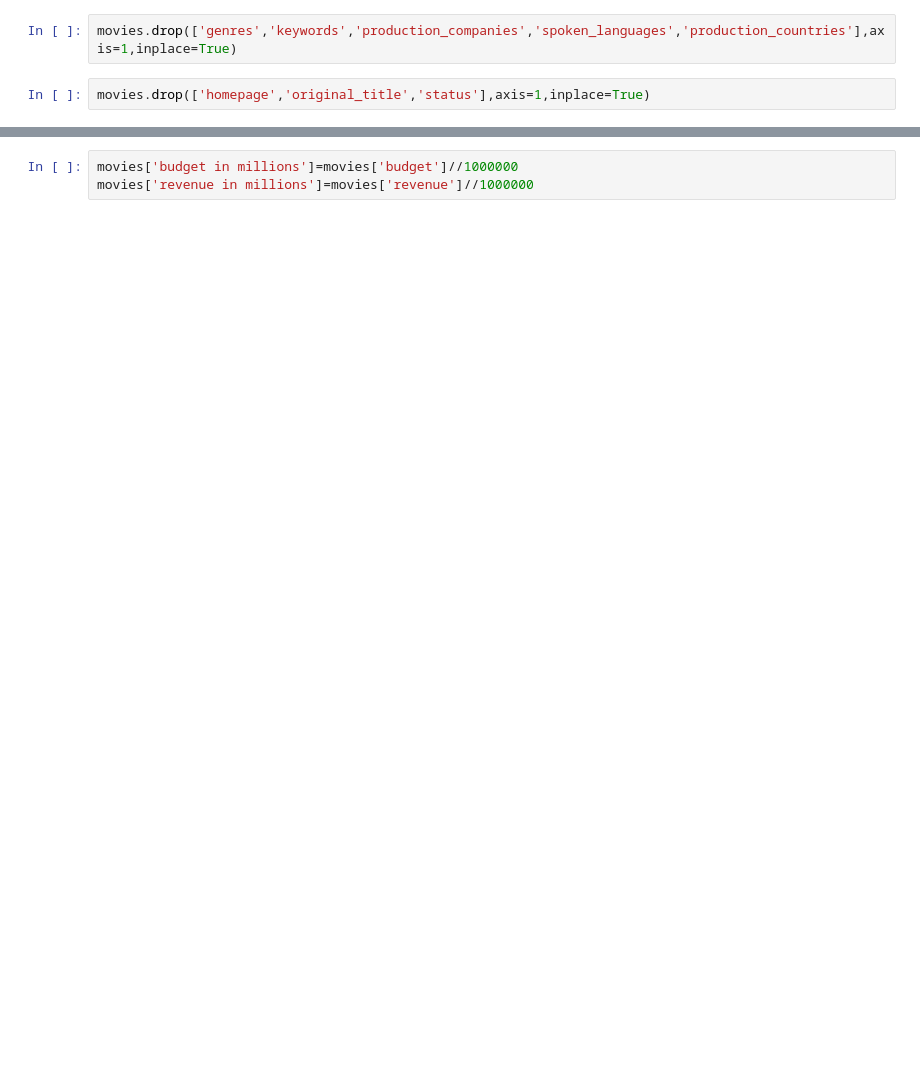
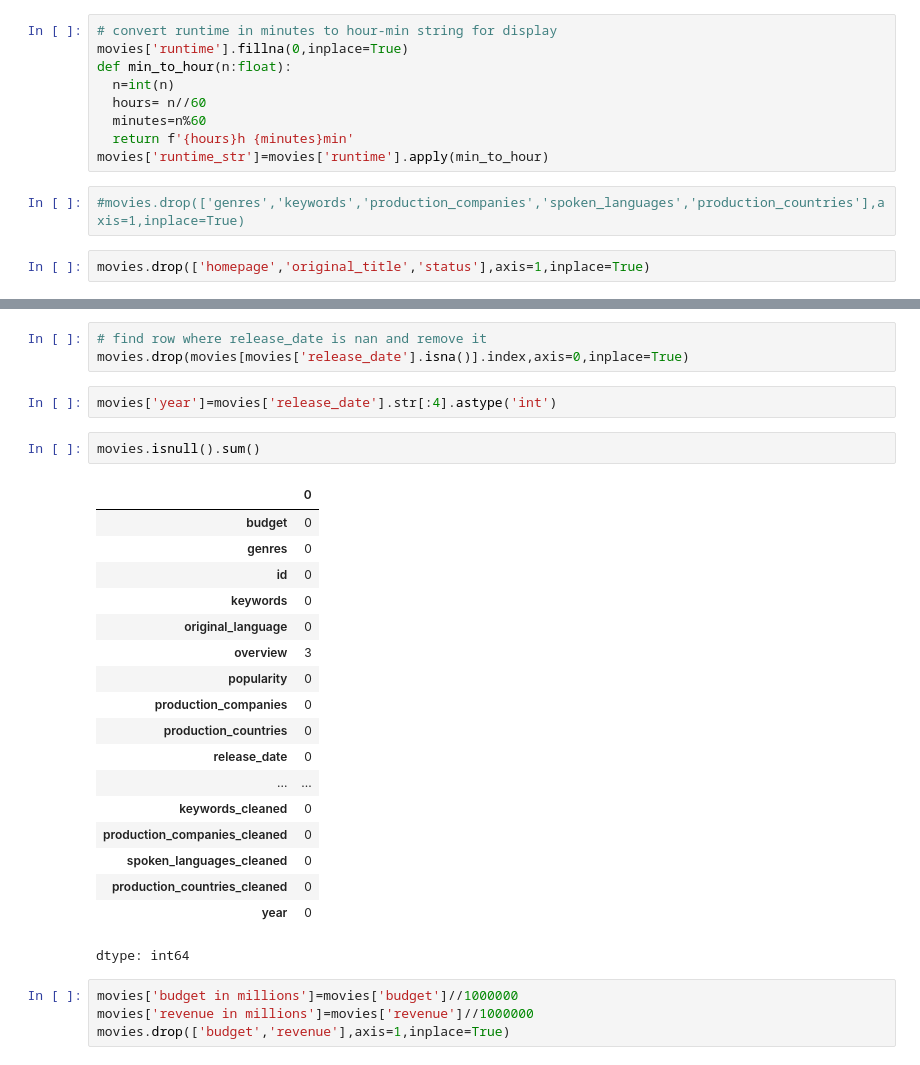
Before and after one commit to qinxuqiang/Semantic-movie-recommender, a Jupyter notebook: dataset_preparation.ipynb, the cells around one changed output, grey strips where cells are left out. Saved outputs shown, nothing was run; the diff lists cells and outputs as text; blank space fills up the shorter version.

```diff
--- a/dataset_preparation.ipynb
+++ b/dataset_preparation.ipynb
@@ -42,7 +47,16 @@ def extract_country(json_string):
   return iso_list
 
 movies['production_countries_cleaned']=movies['production_countries'].apply(extract_country)
+# %%
+# convert runtime in minutes to hour-min string for display
+movies['runtime'].fillna(0,inplace=True)
+def min_to_hour(n:float):
+  n=int(n)
+  hours= n//60
+  minutes=n%60
+  return f'{hours}h {minutes}min'
+movies['runtime_str']=movies['runtime'].apply(min_to_hour)
 # %%
-movies.drop(['genres','keywords','production_companies','spoken_languages','production_countries'],axis=1,inplace=True)
+#movies.drop(['genres','keywords','production_companies','spoken_languages','production_countries'],axis=1,inplace=True)
 # %%
 movies.drop(['homepage','original_title','status'],axis=1,inplace=True)
@@ -55,6 +63,33 @@ movies.head(2)
+# %%
+# find row where release_date is nan and remove it
+movies.drop(movies[movies['release_date'].isna()].index,axis=0,inplace=True)
+# %%
+movies['year']=movies['release_date'].str[:4].astype('int')
+# %%
+movies.isnull().sum()
+# %% [output]
+|  | 0 |
+| budget | 0 |
+| genres | 0 |
+| id | 0 |
+| keywords | 0 |
+| original_language | 0 |
+| overview | 3 |
+| popularity | 0 |
+| production_companies | 0 |
+| production_countries | 0 |
+| release_date | 0 |
+| ... | ... |
+| keywords_cleaned | 0 |
+| production_companies_cleaned | 0 |
+| spoken_languages_cleaned | 0 |
+| production_countries_cleaned | 0 |
+| year | 0 |
+dtype: int64
 # %%
 movies['budget in millions']=movies['budget']//1000000
 movies['revenue in millions']=movies['revenue']//1000000
+movies.drop(['budget','revenue'],axis=1,inplace=True)
 # %%
 # json string extraction for credits
 def extract_director(json_string):
```
Also changed, not shown: parts of 19 cells of this notebook.
